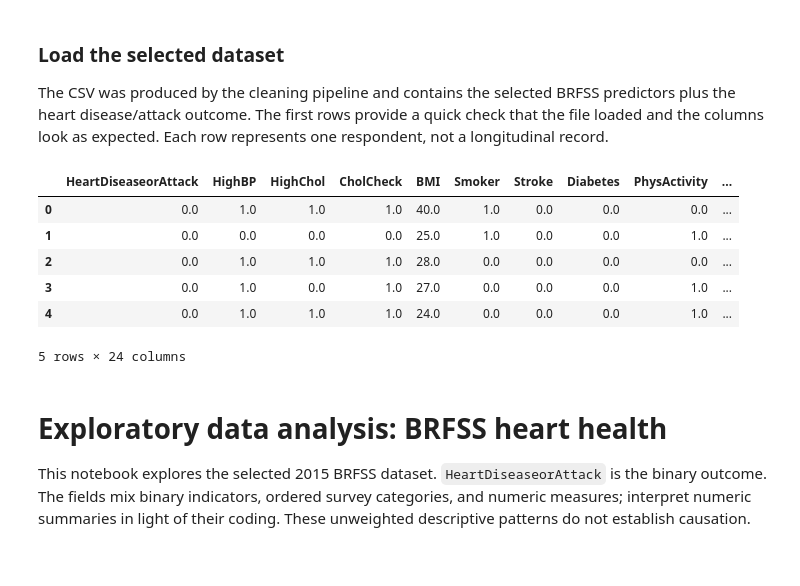
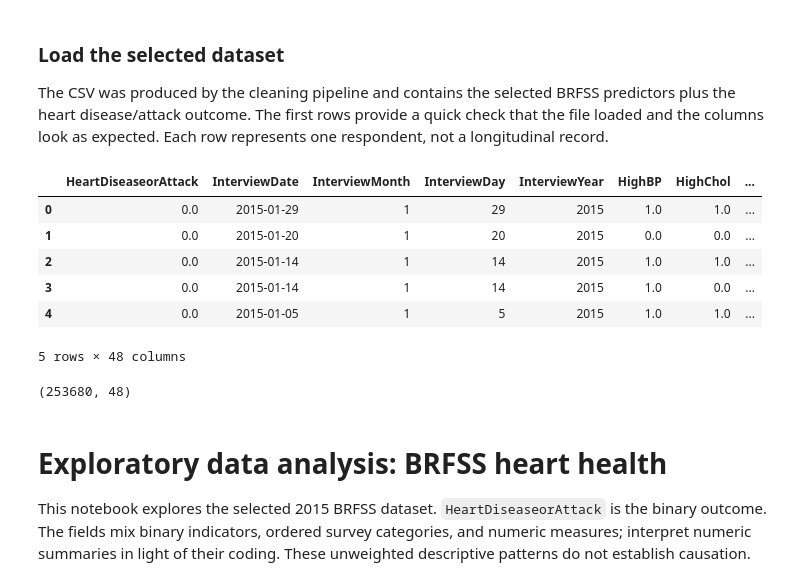
Before and after one commit to D-an-DASA/IDV, a Jupyter notebook: src/preprocess/1.1_EDA.ipynb, the cells around one changed output. Drawn from its saved outputs; the diff is of its cells as text; code cells hidden in the pictures.

Commit message:
merge original dataset with lookup tables

```diff
--- a/src/preprocess/1.1_EDA.ipynb
+++ b/src/preprocess/1.1_EDA.ipynb
@@ -7,16 +7,20 @@ import plotly.express as px
 The CSV was produced by the cleaning pipeline and contains the selected BRFSS predictors plus the heart disease/attack outcome. The first rows provide a quick check that the file loaded and the columns look as expected. Each row represents one respondent, not a longitudinal record.
 # %%
 DATA_PATH = '../../data'
-brfss_df_selected = pd.read_csv(f'{DATA_PATH}/processed/heart_disease_health_indicators_BRFSS2015.csv')
+brfss_df_selected = pd.read_csv(f'{DATA_PATH}/processed/heart_disease_health_indicators_BRFSS2015_with_meanings.csv')
 brfss_df_selected.head()
 # %% [output]
-|  | HeartDiseaseorAttack | HighBP | HighChol | CholCheck | BMI | Smoker | Stroke | Diabetes | PhysActivity | ... |
-| 0 | 0.0 | 1.0 | 1.0 | 1.0 | 40.0 | 1.0 | 0.0 | 0.0 | 0.0 | ... |
-| 1 | 0.0 | 0.0 | 0.0 | 0.0 | 25.0 | 1.0 | 0.0 | 0.0 | 1.0 | ... |
-| 2 | 0.0 | 1.0 | 1.0 | 1.0 | 28.0 | 0.0 | 0.0 | 0.0 | 0.0 | ... |
-| 3 | 0.0 | 1.0 | 0.0 | 1.0 | 27.0 | 0.0 | 0.0 | 0.0 | 1.0 | ... |
-| 4 | 0.0 | 1.0 | 1.0 | 1.0 | 24.0 | 0.0 | 0.0 | 0.0 | 1.0 | ... |
+|  | HeartDiseaseorAttack | InterviewDate | InterviewMonth | InterviewDay | InterviewYear | HighBP | HighChol | ... |
+| 0 | 0.0 | 2015-01-29 | 1 | 29 | 2015 | 1.0 | 1.0 | ... |
+| 1 | 0.0 | 2015-01-20 | 1 | 20 | 2015 | 0.0 | 0.0 | ... |
+| 2 | 0.0 | 2015-01-14 | 1 | 14 | 2015 | 1.0 | 1.0 | ... |
+| 3 | 0.0 | 2015-01-14 | 1 | 14 | 2015 | 1.0 | 0.0 | ... |
+| 4 | 0.0 | 2015-01-05 | 1 | 5 | 2015 | 1.0 | 1.0 | ... |
-5 rows × 24 columns
+5 rows × 48 columns
+# %%
+brfss_df_selected.shape
+# %% [output]
+(253680, 48)
 # %% [markdown]
 # Exploratory data analysis: BRFSS heart health
 
```
Also changed, not shown: parts of 8 cells of this notebook, 4 other files.
